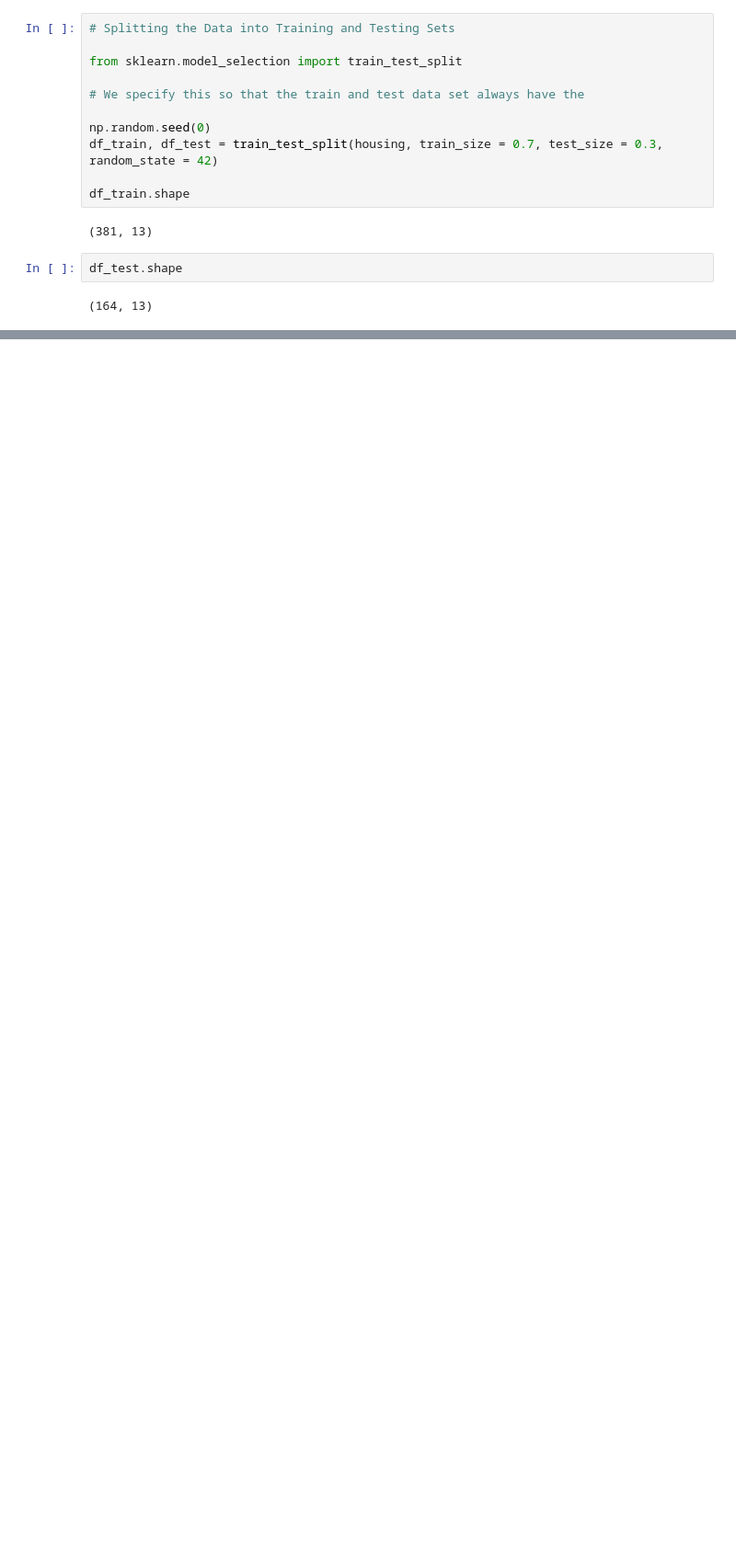
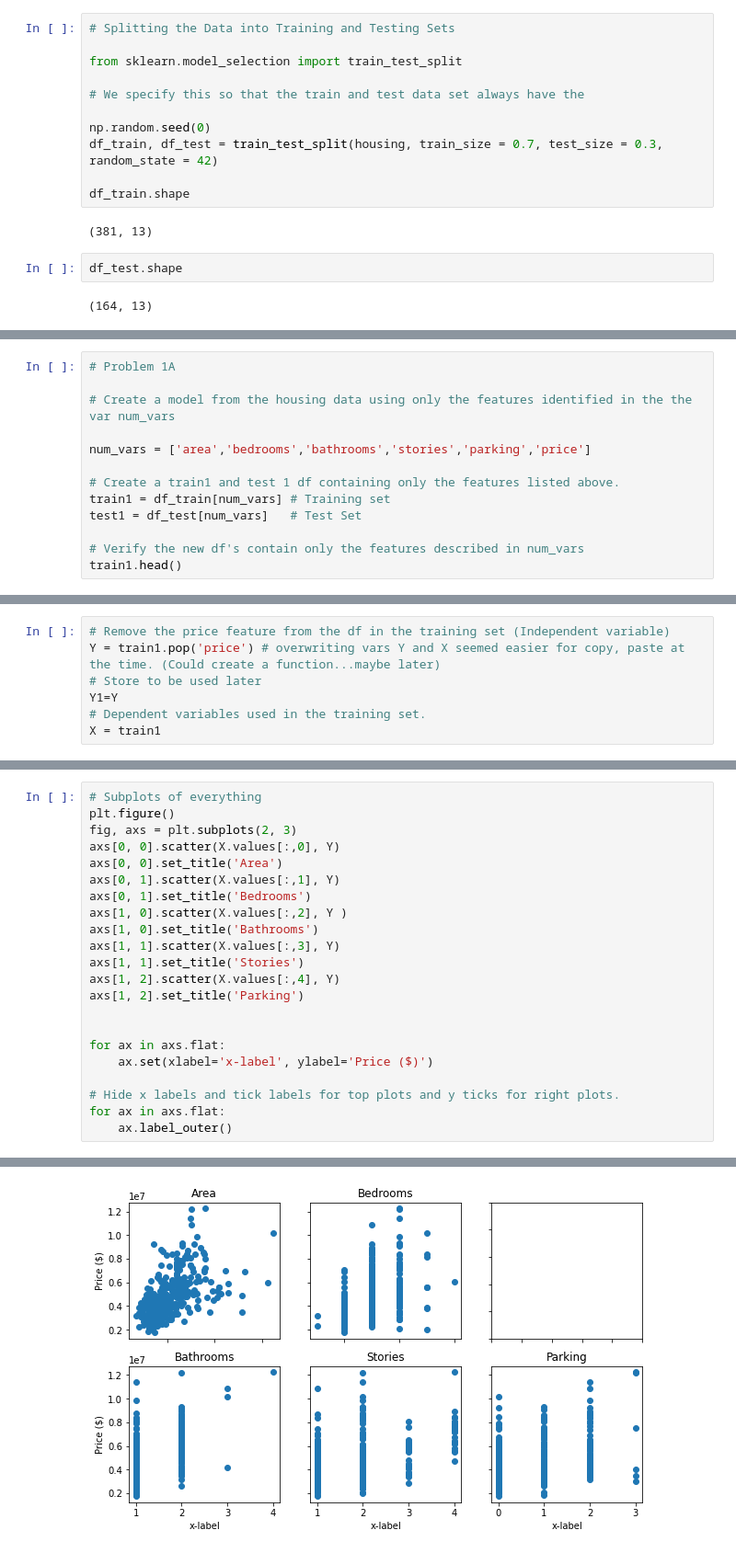
Before and after one commit to thachkse/Intro-to-ML, a Jupyter notebook: HW_1/MultiVar.ipynb, the cells around one changed output, grey strips where cells are left out. Shown: that part at 92% size. Cells and saved outputs as stored; diff of their text form; blank space fills up the shorter version.

```diff
--- a/HW_1/MultiVar.ipynb
+++ b/HW_1/MultiVar.ipynb
@@ -188,0 +223,13 @@ df_test.shape
+# %%
+# Problem 1A
+
+# Create a model from the housing data using only the features identified in the the var num_vars
+
+num_vars = ['area','bedrooms','bathrooms','stories','parking','price']
+
+# Create a train1 and test 1 df containing only the features listed above.
+train1 = df_train[num_vars] # Training set
+test1 = df_test[num_vars]   # Test Set
+
+# Verify the new df's contain only the features described in num_vars
+train1.head()
@@ -188,0 +243,7 @@ df_test.shape
+# %%
+# Remove the price feature from the df in the training set (Independent variable)
+Y = train1.pop('price') # overwriting vars Y and X seemed easier for copy, paste at the time. (Could create a function...maybe later)
+# Store to be used later
+Y1=Y
+# Dependent variables used in the training set.
+X = train1
@@ -188,0 +271,23 @@ df_test.shape
+# %%
+# Subplots of everything
+plt.figure()
+fig, axs = plt.subplots(2, 3)
+axs[0, 0].scatter(X.values[:,0], Y)
+axs[0, 0].set_title('Area')
+axs[0, 1].scatter(X.values[:,1], Y)
+axs[0, 1].set_title('Bedrooms')
+axs[1, 0].scatter(X.values[:,2], Y )
+axs[1, 0].set_title('Bathrooms')
+axs[1, 1].scatter(X.values[:,3], Y)
+axs[1, 1].set_title('Stories')
+axs[1, 2].scatter(X.values[:,4], Y)
+axs[1, 2].set_title('Parking')
+
+
+for ax in axs.flat:
+    ax.set(xlabel='x-label', ylabel='Price ($)')
+
+# Hide x labels and tick labels for top plots and y ticks for right plots.
+for ax in axs.flat:
+    ax.label_outer()
+# %% [output]
@@ -188,0 +295 @@ df_test.shape
+[figure, added]
```
Also changed, not shown: parts of 54 cells of this notebook.
